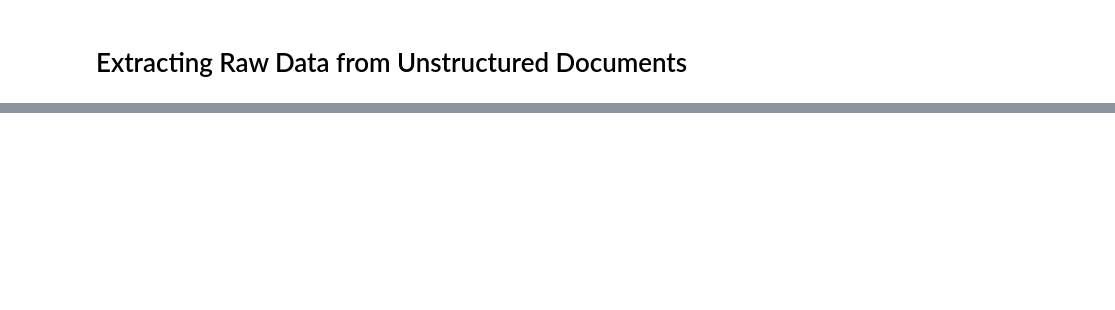
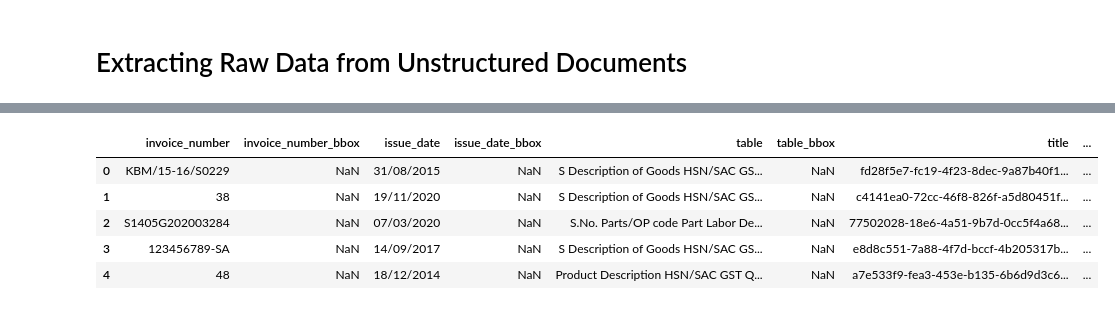
Before and after one commit to clerisy47/Invoice_Data_Miner, a Jupyter notebook: main.ipynb, the cells around one changed output, grey strips where cells are left out. Cells and saved outputs as stored; diff of their text form; code cells hidden in the pictures; blank space fills up the shorter version.

```diff
--- a/main.ipynb
+++ b/main.ipynb
@@ -80,0 +82,2 @@ with open("jsons.json", "a") as file:
+# %%
+df_1 = pd.read_json('predictions.json')
@@ -80,0 +114,9 @@ with open("jsons.json", "a") as file:
+# %%
+df_merged.head()
+# %% [output]
+|  | invoice_number | invoice_number_bbox | issue_date | issue_date_bbox | table | table_bbox | title | ... |
+| 0 | KBM/15-16/S0229 | NaN | 31/08/2015 | NaN | S Description of Goods HSN/SAC GS... | NaN | fd28f5e7-fc19-4f23-8dec-9a87b40f1... | ... |
+| 1 | 38 | NaN | 19/11/2020 | NaN | S Description of Goods HSN/SAC GS... | NaN | c4141ea0-72cc-46f8-826f-a5d80451f... | ... |
+| 2 | S1405G202003284 | NaN | 07/03/2020 | NaN | S.No. Parts/OP code Part Labor De... | NaN | 77502028-18e6-4a51-9b7d-0cc5f4a68... | ... |
+| 3 | 123456789-SA | NaN | 14/09/2017 | NaN | S Description of Goods HSN/SAC GS... | NaN | e8d8c551-7a88-4f7d-bccf-4b205317b... | ... |
+| 4 | 48 | NaN | 18/12/2014 | NaN | Product Description HSN/SAC GST Q... | NaN | a7e533f9-fea3-453e-b135-6b6d9d3c6... | ... |
```
Also changed, not shown: parts of 14 cells of this notebook, 9 other files.
